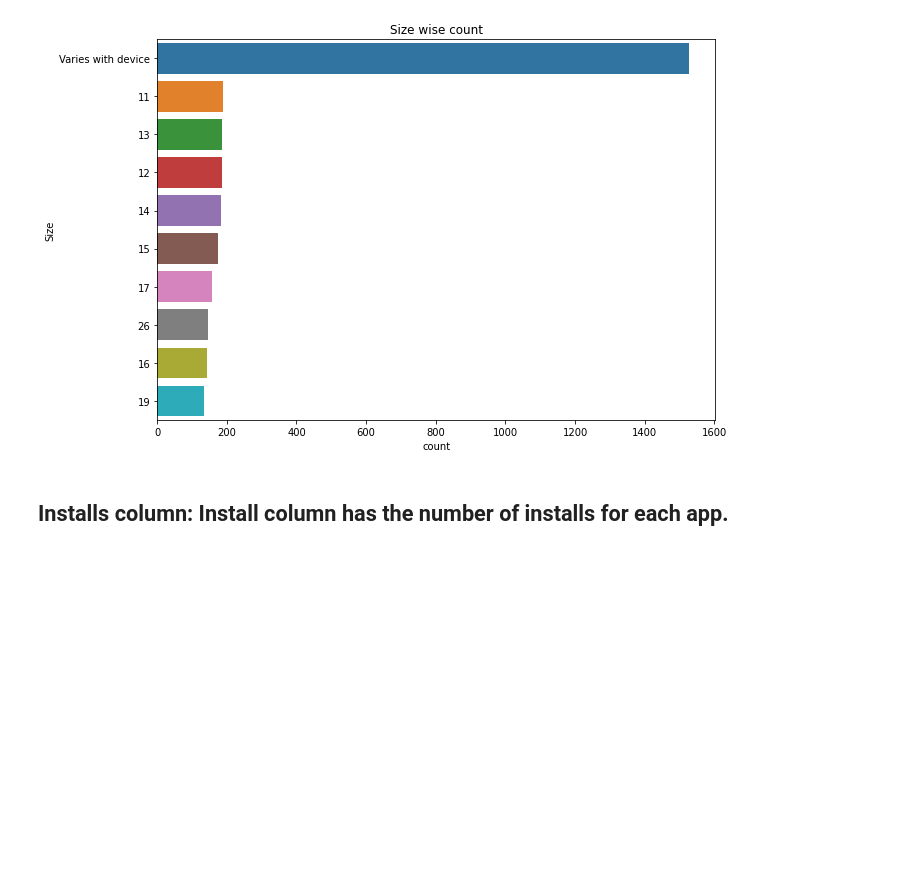
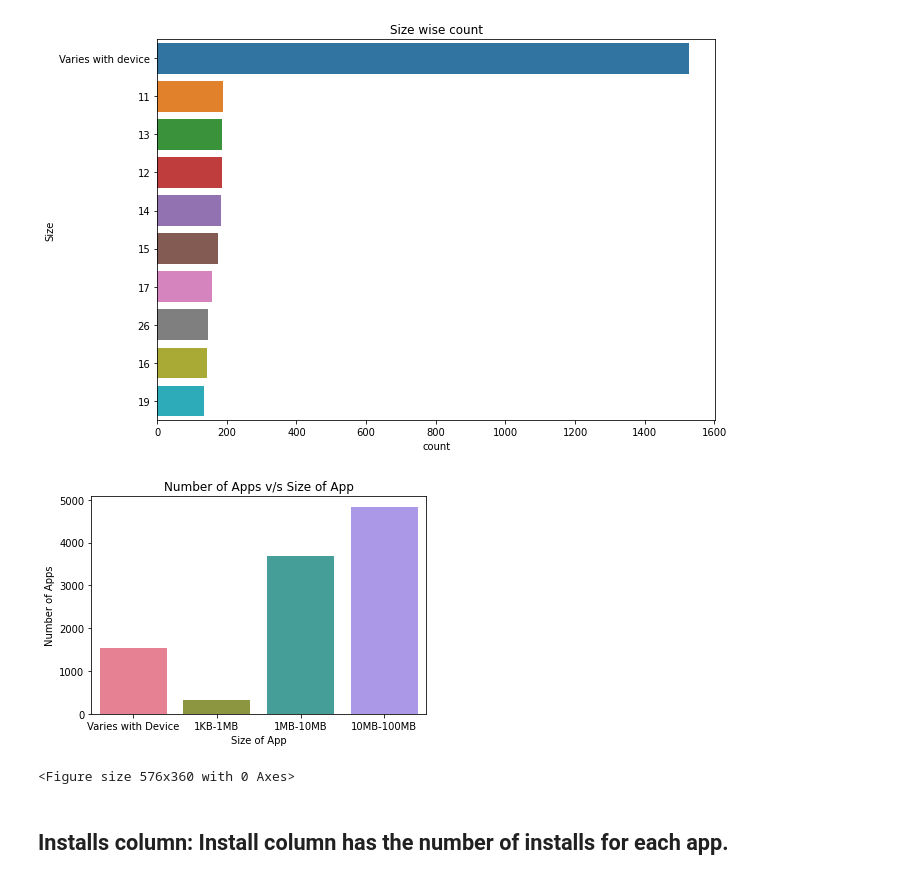
Before and after one commit to DhongariPavan/EDA-Play-Store-App-Review-Analysis-, a Jupyter notebook: CH_Team_Reality_Play_Store_App_Review_Analysis_Capstone_Project.ipynb, the cells around one changed output. Cells and saved outputs as stored; diff of their text form; code cells hidden in the pictures; blank space fills up the shorter version.

```diff
--- a/CH_Team_Reality_Play_Store_App_Review_Analysis_Capstone_Project.ipynb
+++ b/CH_Team_Reality_Play_Store_App_Review_Analysis_Capstone_Project.ipynb
@@ -254,6 +254,9 @@ data[data.Rating > 5]
 # %% [output]
 |  | App | Category | Rating | Reviews | Size | Installs | Type | Price | ContentRating | Genres | ... |
 | 10472 | Life Made WI-Fi Touchscreen Photo... | 1.9 | 19.0 | 3.0M | 1,000+ | Free | 0 | Everyone | Everyone | February 11, 2018 | ... |
+# %%
+#subsetted for a separate alternative experiment on file size
+df_play_store = data[['Size']].copy()
 # %% [markdown]
 ##By looking at the single row we cannot determine which value is actually missing causing rating to go so much high and category as a numeric value.For this purpose, we have iloc and loc function.
 # %%
@@ -516,6 +519,45 @@ plt.title('Size wise count')
 plt.show()
 # %% [output]
 [figure]
+# %%
+#A function is defined to account for these units so that it could be converted to float
+def return_size_new(input_str):
+  '''
+  func to convert size to float
+  '''
+  if input_str[-1] == 'M':
+    input_str =input_str.replace('M','e6')
+  elif input_str[-1] == 'k':
+    input_str=input_str.replace('k',',e3')
+  elif input_str == 'Varies with device':
+    input_str=input_str.replace('Varies with device','0')
+  else:
+    input_str =input_str.replace('+','')
+  if input_str.find(','):
+    input_str=input_str.replace(',','')
+  return input_str
+#func applied on each row
+df_play_store['size_new'] = df_play_store['Size'].apply(lambda x: return_size_new(x))
+df_play_store['size_new'] = df_play_store['size_new'].astype(float)
+df_play_store.head()
+#checking for various size formats value counts
+df_play_store['size_new'].value_counts()
+bins = [0,1,1000000,10000000,100000000]
+df_plot = df_play_store['size_new'].value_counts(bins=bins, sort=False).to_frame()
+df_plot = df_plot.reset_index()
+#plot for number of apps in different file size range
+ax = sns.barplot(y="size_new",x="index", data=df_plot, palette='husl')
+positions = (0,1, 2, 3)
+labels = ('Varies with Device','1KB-1MB','1MB-10MB','10MB-100MB')
+plt.xticks(positions, labels)
+plt.xlabel('Size of App')
+plt.ylabel('Number of Apps')
+plt.title('Number of Apps v/s Size of App')
+plt.figure(figsize = (8,5))
+plt.show()
+# %% [output]
+[figure, added]
+<Figure size 576x360 with 0 Axes>
 # %% [markdown]
  ## **Installs column:** Install column has the number of installs for each app.
 # %%
```
Also changed, not shown: parts of 6 cells of this notebook.
